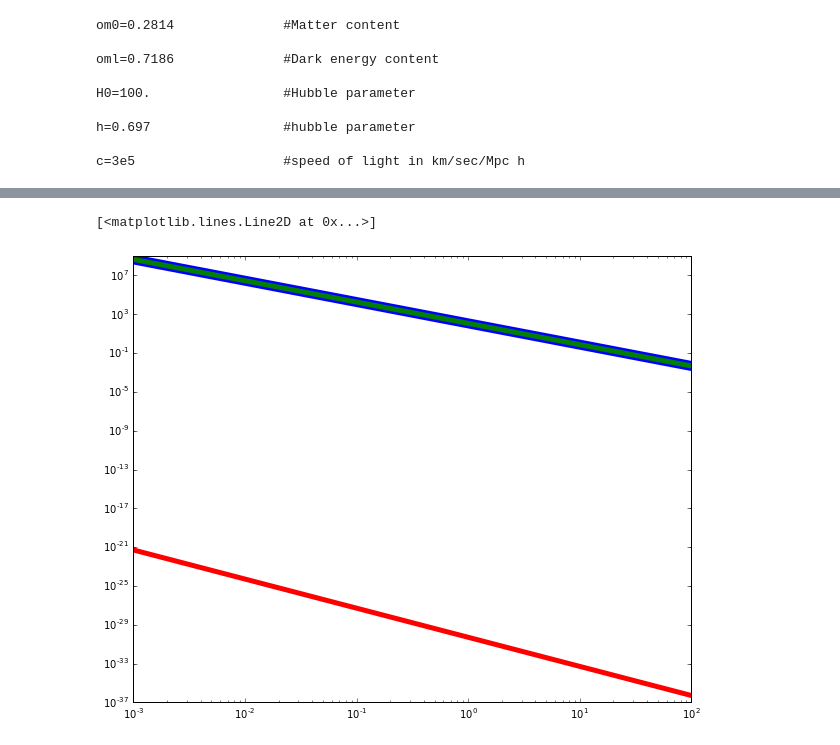
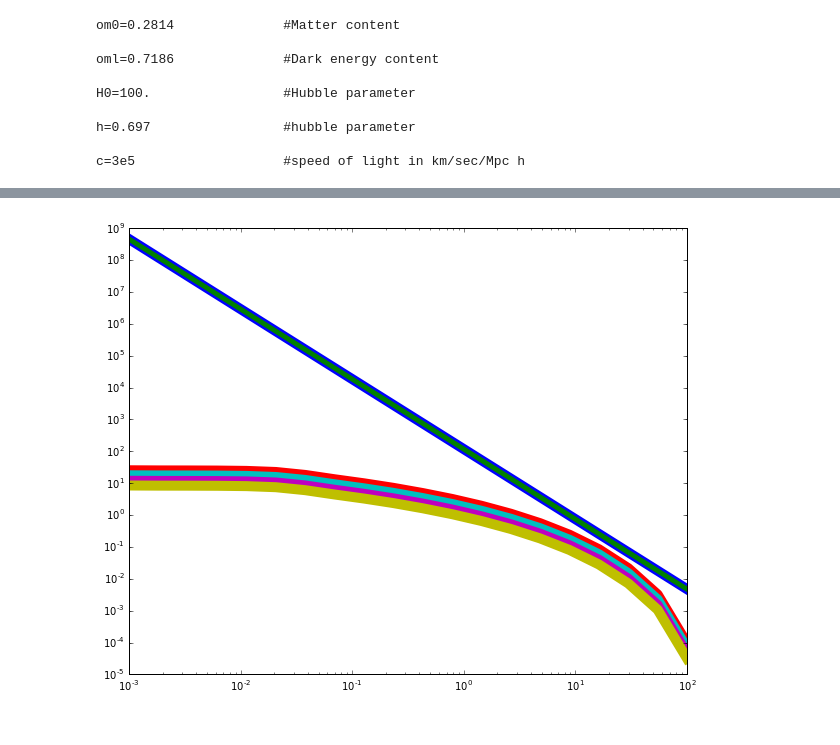
Before and after one commit to akbhowmi/Cosmic_variance_using_BlueTides_real, a Jupyter notebook: Determine_cosmic_variance.ipynb, the cells around one changed output, grey strips where cells are left out. Saved outputs shown, nothing was run; the diff lists cells and outputs as text; code cells hidden in the pictures.

```diff
--- a/Determine_cosmic_variance.ipynb
+++ b/Determine_cosmic_variance.ipynb
@@ -231,5 +272,7 @@ comoving_distance: 6406.58480272
 # %%
 #-----------------------------------Testing functional forms and comparing steepness with test functions
+NON_LINEAR_POWER_SPECTRUM=0
+
 plt.figure(figsize=(10,8))
 for redshift in redshift_range:
     for stellar_mass_cut in stellar_mass_cut_range:
@@ -245,36 +288,62 @@ for redshift in redshift_range:
                 xi_space.append(correlation_function(point)/numpy.product(10**point))
             else:
                 xi_space.append(correlation_function(point))
 
 
 
             #print "--------------"
         xi_space=numpy.array(xi_space)
         plt.loglog(r_space,xi_space,linewidth=10)
 
         r_space_original,xi_space_original=pickle.load(open('./galaxy_correlation_functions_power_law_models/power_law_modeling_xi_z%.1f_%.1f_SM_cut_galaxy_COM.pickle'%(redshift,stellar_mass_cut)))
         plt.loglog(r_space_original,xi_space_original,linewidth=5)
 
 xi_space=[]
 
 N=-1
 for r in r_space:
             x=r*numpy.sqrt(1./3.)
             #print "priginal", r
             point=numpy.array([1e-8,1e-8,1e-8,x,x,x])
             if Integrate_over_logspace:
                 point=numpy.log10(point)
                 xi_space.append(test_function(point)/numpy.product(10**point))
 
             else:
                 xi_space.append(test_function(point))
 
 
 xi_space=numpy.array(xi_space)
-plt.loglog(r_space,xi_space/1e55,linewidth=5)
+#plt.loglog(r_space,xi_space/1e55,linewidth=5)
+
+for redshift in [0.6,1.0,1.5,2.0]:
+        r_dm,xi_dm=pickle.load(open('linear_matter_correlation/z%.2f_correlation.pickle'%redshift))
+        mask=(xi_dm>0)#&(r_dm<10.)
+        gen_dm_corr=scipy.interpolate.interp1d(numpy.log10(r_dm[mask]),numpy.log10(xi_dm[mask]),fill_value='extrapolate')
+
+        r_dm_nl,xi_dm_nl=pickle.load(open('../project_3/dm_correlation_functions_mb2/xi_z%.2f.pickle'%redshift))
+        gen_dm_corr_nl=scipy.interpolate.interp1d(numpy.log10(r_dm_nl[xi_dm_nl>0]),numpy.log10(xi_dm_nl[xi_dm_nl>0]),fill_value='extrapolate')
+
+
+        r_space=numpy.logspace(-3,2,20)
+        xi_space=[]
+        for r in r_space:
+            x=r*numpy.sqrt(1./3.)
+            #print "priginal", r
+            point=numpy.array([1e-8,1e-8,1e-8,x,x,x])
+            if Integrate_over_logspace:
+                point=numpy.log10(point)
+                xi_space.append(linear_dark_matter(point)/numpy.product(10**point))
+            else:
+                xi_space.append(linear_dark_matter(point))
+
+
+
+            #print "--------------"
+        xi_space=numpy.array(xi_space)
+        plt.loglog(r_space,xi_space,linewidth=10)
 # %% [output]
-[<matplotlib.lines.Line2D at 0x...>]
-[figure, old version]
+[figure, new version]
 # %%
 #-----------------------------------Testing convergence w.r.t minimum scale-----------------------------
 
```
Also changed, not shown: parts of 17 cells of this notebook.
